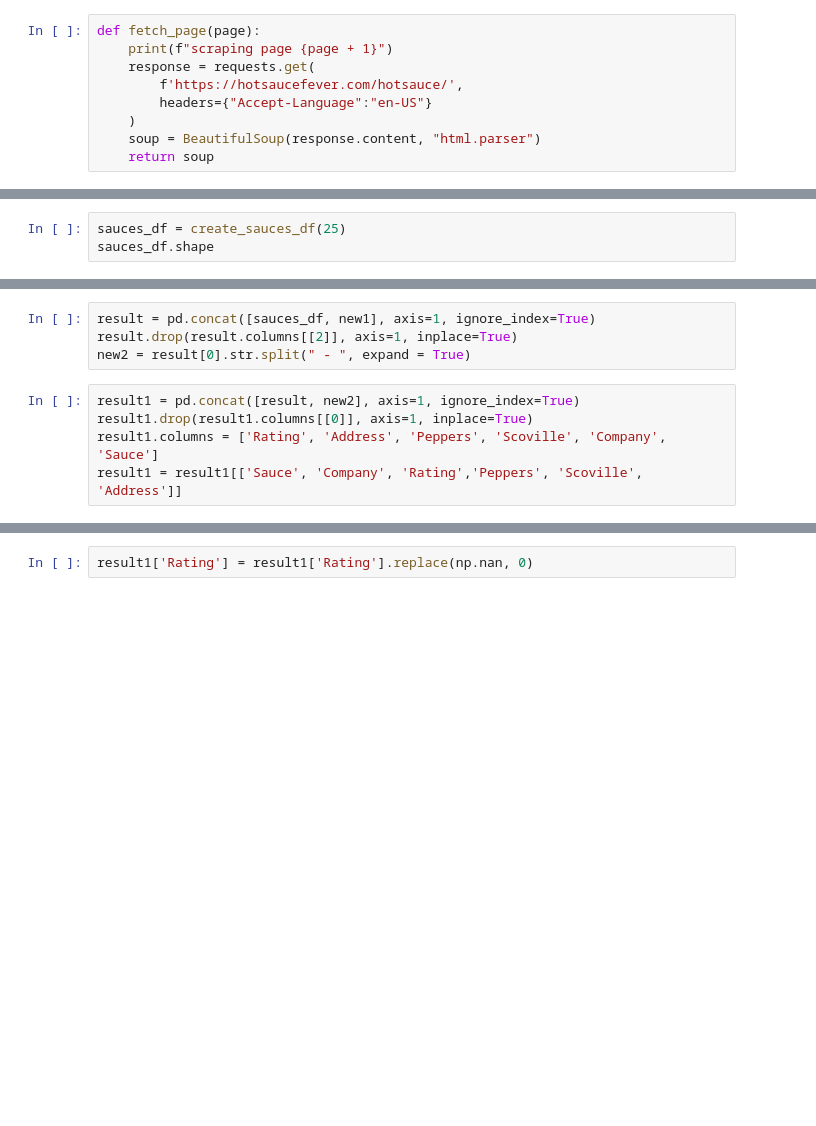
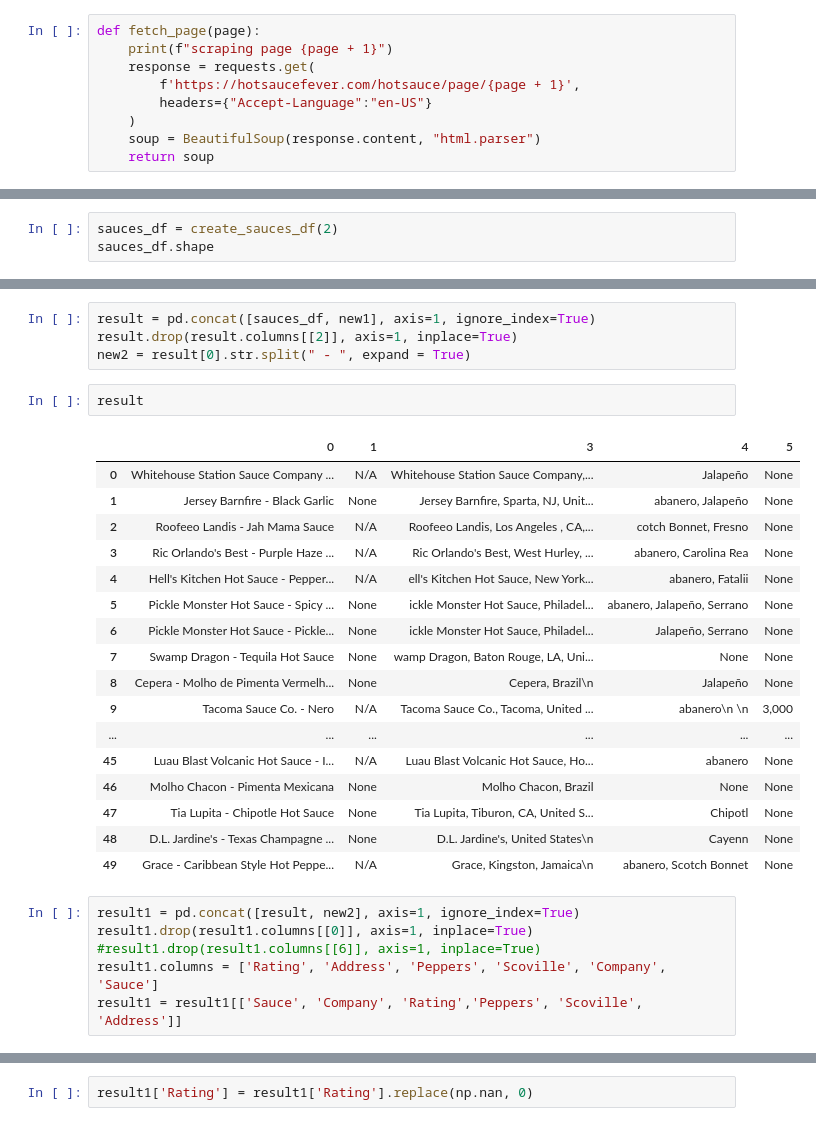
Before and after one commit to kelvinpurdom/HotSauceNLP, a Jupyter notebook: notebooks/Hot_Sauce_NLP.ipynb, the cells around one changed output, grey strips where cells are left out. Drawn from its saved outputs; the diff is of its cells as text; blank space fills up the shorter version.

```diff
--- a/notebooks/Hot_Sauce_NLP.ipynb
+++ b/notebooks/Hot_Sauce_NLP.ipynb
@@ -16,7 +17,7 @@ import random
 def fetch_page(page):
     print(f"scraping page {page + 1}")
     response = requests.get(
-        f'https://hotsaucefever.com/hotsauce/',
+        f'https://hotsaucefever.com/hotsauce/page/{page + 1}',
         headers={"Accept-Language":"en-US"}
     )
     soup = BeautifulSoup(response.content, "html.parser")
@@ -37,7 +38,7 @@ def create_sauces_df(max_page):
         add_sauces_to_dict(soup, sauces_dict)
     return pd.DataFrame.from_dict(sauces_dict)
 # %%
-sauces_df = create_sauces_df(25)
+sauces_df = create_sauces_df(2)
 sauces_df.shape
 # %% [output]
 scraping page 1
@@ -81,8 +67,29 @@ new1[cols] = new1[cols].apply(lambda x: x.str.strip('SHU'))
 result = pd.concat([sauces_df, new1], axis=1, ignore_index=True)
 result.drop(result.columns[[2]], axis=1, inplace=True)
 new2 = result[0].str.split(" - ", expand = True)
+# %%
+result
+# %% [output]
+|  | 0 | 1 | 3 | 4 | 5 |
+| 0 | Whitehouse Station Sauce Company ... | N/A | Whitehouse Station Sauce Company,... | Jalapeño | None |
+| 1 | Jersey Barnfire - Black Garlic | None | Jersey Barnfire, Sparta, NJ, Unit... | abanero, Jalapeño | None |
+| 2 | Roofeeo Landis - Jah Mama Sauce | N/A | Roofeeo Landis, Los Angeles , CA,... | cotch Bonnet, Fresno | None |
+| 3 | Ric Orlando's Best - Purple Haze ... | N/A | Ric Orlando's Best, West Hurley, ... | abanero, Carolina Rea | None |
+| 4 | Hell's Kitchen Hot Sauce - Pepper... | N/A | ell's Kitchen Hot Sauce, New York... | abanero, Fatalii | None |
+| 5 | Pickle Monster Hot Sauce - Spicy ... | None | ickle Monster Hot Sauce, Philadel... | abanero, Jalapeño, Serrano | None |
+| 6 | Pickle Monster Hot Sauce - Pickle... | None | ickle Monster Hot Sauce, Philadel... | Jalapeño, Serrano | None |
+| 7 | Swamp Dragon - Tequila Hot Sauce | None | wamp Dragon, Baton Rouge, LA, Uni... | None | None |
+| 8 | Cepera - Molho de Pimenta Vermelh... | None | Cepera, Brazil\n | Jalapeño | None |
+| 9 | Tacoma Sauce Co. - Nero | N/A | Tacoma Sauce Co., Tacoma, United ... | abanero\n \n | 3,000 |
+| ... | ... | ... | ... | ... | ... |
+| 45 | Luau Blast Volcanic Hot Sauce - I... | N/A | Luau Blast Volcanic Hot Sauce, Ho... | abanero | None |
+| 46 | Molho Chacon - Pimenta Mexicana | None | Molho Chacon, Brazil | None | None |
+| 47 | Tia Lupita - Chipotle Hot Sauce | None | Tia Lupita, Tiburon, CA, United S... | Chipotl | None |
+| 48 | D.L. Jardine's - Texas Champagne ... | None | D.L. Jardine's, United States\n | Cayenn | None |
+| 49 | Grace - Caribbean Style Hot Peppe... | N/A | Grace, Kingston, Jamaica\n | abanero, Scotch Bonnet | None |
 # %%
 result1 = pd.concat([result, new2], axis=1, ignore_index=True)
 result1.drop(result1.columns[[0]], axis=1, inplace=True)
+#result1.drop(result1.columns[[6]], axis=1, inplace=True)
 result1.columns = ['Rating', 'Address', 'Peppers', 'Scoville', 'Company', 'Sauce']
 result1 = result1[['Sauce', 'Company', 'Rating','Peppers', 'Scoville', 'Address']]
```
Also changed, not shown: parts of 13 cells of this notebook.
